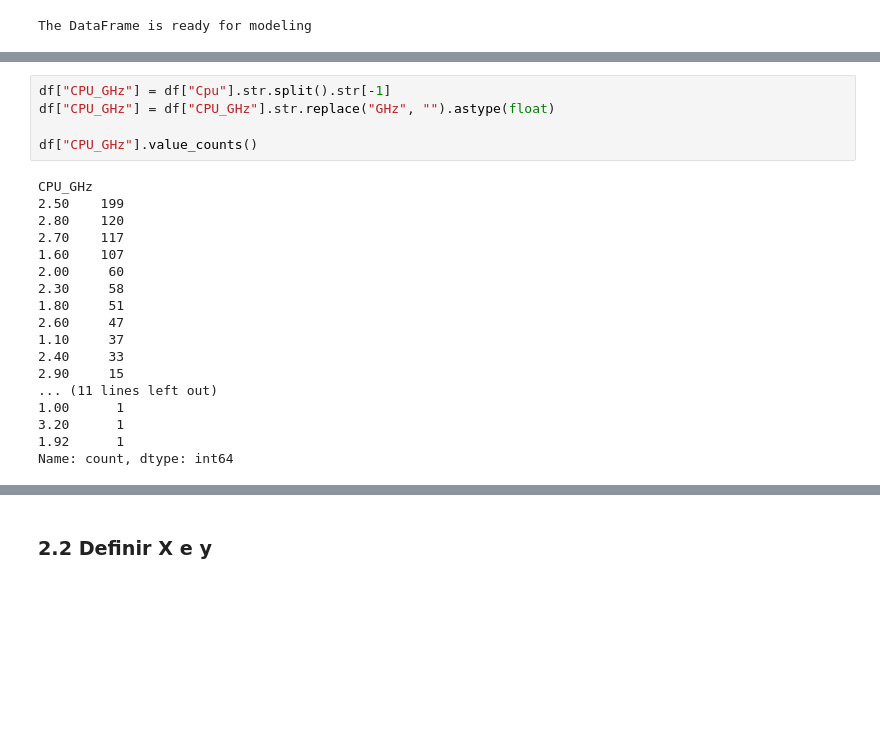
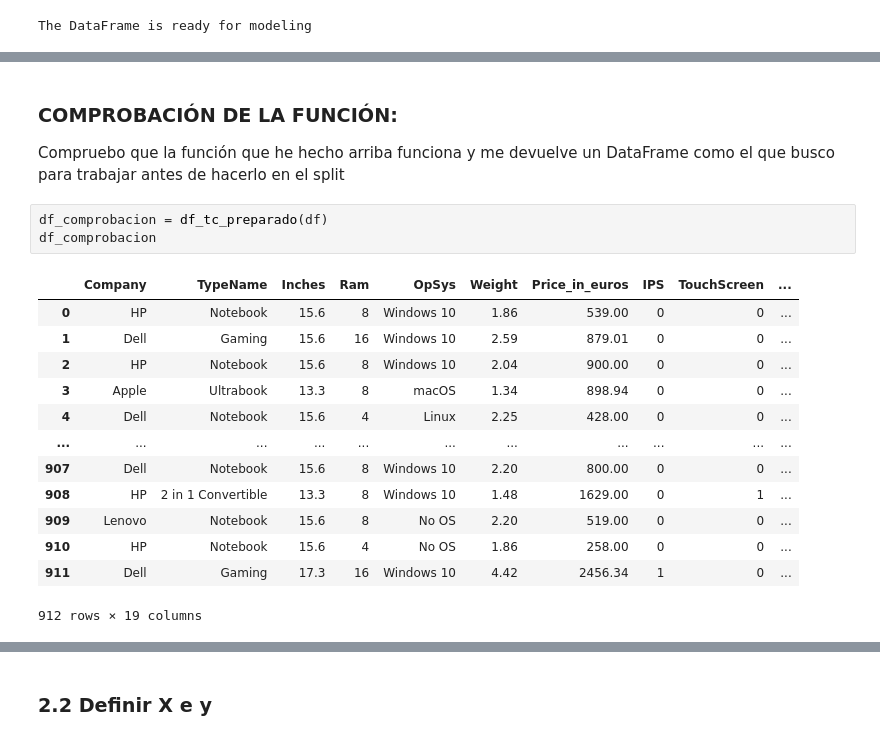
Before and after one commit to Gabriel-Caruso/DS-Online-Ramiro-Caruso, a Jupyter notebook: Team_Challenges/TC_04_Sprint_12_Kaggle/TC-Kaggle_submission.ipynb, the cells around one changed output, grey strips where cells are left out. Cells and saved outputs as stored; diff of their text form; blank space fills up the shorter version.

```diff
--- a/Team_Challenges/TC_04_Sprint_12_Kaggle/TC-Kaggle_submission.ipynb
+++ b/Team_Challenges/TC_04_Sprint_12_Kaggle/TC-Kaggle_submission.ipynb
@@ -181,23 +261,20 @@ def extraer_gama_cpu(texto_cpu):
-# %%
-df["CPU_GHz"] = df["Cpu"].str.split().str[-1]
-df["CPU_GHz"] = df["CPU_GHz"].str.replace("GHz", "").astype(float)
-
-df["CPU_GHz"].value_counts()
-# %% [output]
-CPU_GHz
-2.50    199
-2.80    120
-2.70    117
-1.60    107
-2.00     60
-2.30     58
-1.80     51
-2.60     47
-1.10     37
-2.40     33
-2.90     15
-... (11 lines left out)
-1.00      1
-3.20      1
-1.92      1
-Name: count, dtype: int64
+# %% [markdown]
+### COMPROBACIÓN DE LA FUNCIÓN:
+Compruebo que la función que he hecho arriba funciona y me devuelve un DataFrame como el que busco para trabajar antes de hacerlo en el split
+# %%
+df_comprobacion = df_tc_preparado(df)
+df_comprobacion
+# %% [output]
+|  | Company | TypeName | Inches | Ram | OpSys | Weight | Price_in_euros | IPS | TouchScreen | ... |
+| 0 | HP | Notebook | 15.6 | 8 | Windows 10 | 1.86 | 539.00 | 0 | 0 | ... |
+| 1 | Dell | Gaming | 15.6 | 16 | Windows 10 | 2.59 | 879.01 | 0 | 0 | ... |
+| 2 | HP | Notebook | 15.6 | 8 | Windows 10 | 2.04 | 900.00 | 0 | 0 | ... |
+| 3 | Apple | Ultrabook | 13.3 | 8 | macOS | 1.34 | 898.94 | 0 | 0 | ... |
+| 4 | Dell | Notebook | 15.6 | 4 | Linux | 2.25 | 428.00 | 0 | 0 | ... |
+| ... | ... | ... | ... | ... | ... | ... | ... | ... | ... | ... |
+| 907 | Dell | Notebook | 15.6 | 8 | Windows 10 | 2.20 | 800.00 | 0 | 0 | ... |
+| 908 | HP | 2 in 1 Convertible | 13.3 | 8 | Windows 10 | 1.48 | 1629.00 | 0 | 1 | ... |
+| 909 | Lenovo | Notebook | 15.6 | 8 | No OS | 2.20 | 519.00 | 0 | 0 | ... |
+| 910 | HP | Notebook | 15.6 | 4 | No OS | 1.86 | 258.00 | 0 | 0 | ... |
+| 911 | Dell | Gaming | 17.3 | 16 | Windows 10 | 4.42 | 2456.34 | 1 | 0 | ... |
+912 rows × 19 columns
```
Also changed, not shown: parts of 44 cells of this notebook, 8 other files.
